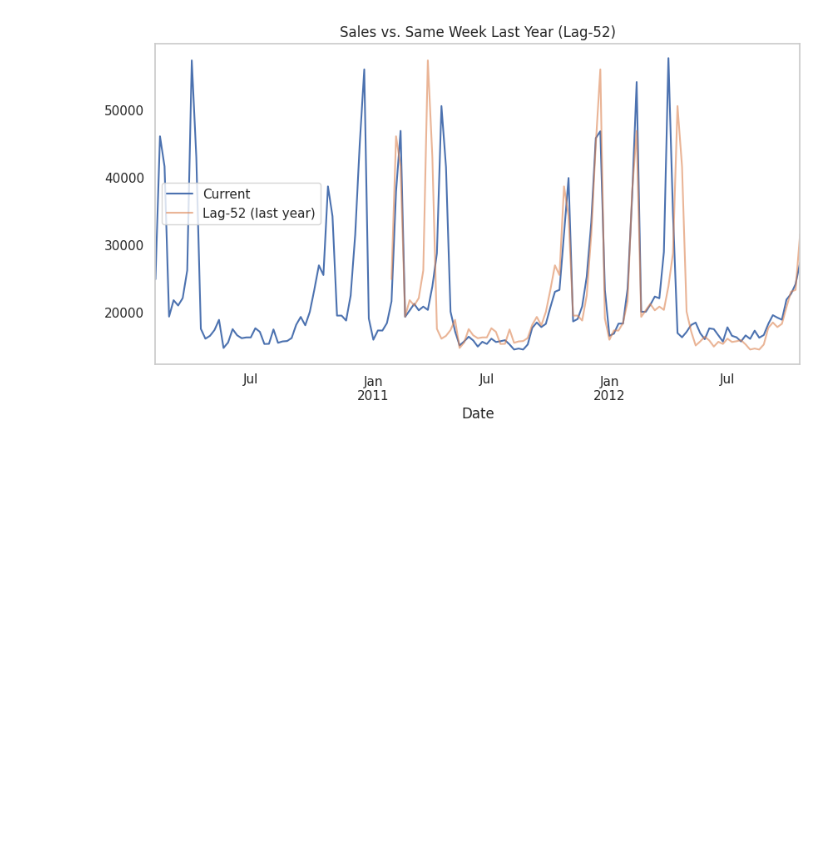
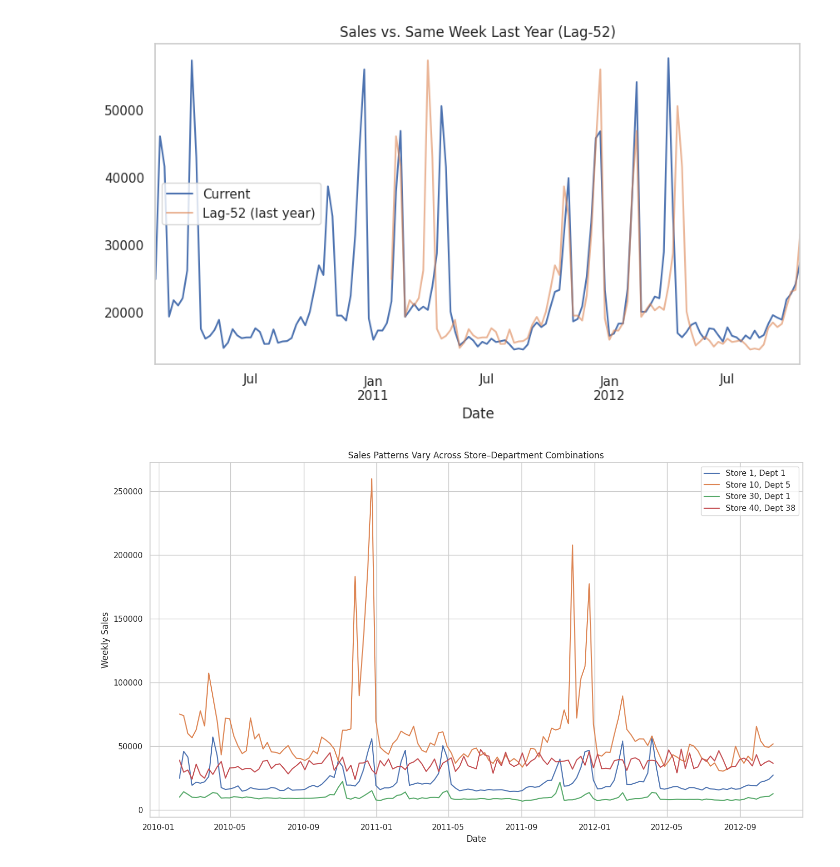
Before and after one commit to abarb2022/Walmart-Recruiting---Store-Sales-Forecasting, a Jupyter notebook: data_exploration.ipynb, the cells around one changed output. Cells and saved outputs as stored; diff of their text form; code cells hidden in the pictures; blank space fills up the shorter version.

```diff
--- a/data_exploration.ipynb
+++ b/data_exploration.ipynb
@@ -232,3 +232,28 @@ plt.grid()
 plt.show()
 # %% [output]
 [figure]
+# %%
+import matplotlib.pyplot as plt
+import seaborn as sns
+
+# Select a few (Store, Dept) combinations to compare
+store_dept_pairs = [(1, 1), (10, 5), (30, 1), (40, 38)]
+
+plt.figure(figsize=(14, 8))
+
+for store, dept in store_dept_pairs:
+    ts = train[(train['Store'] == store) & (train['Dept'] == dept)]
+    ts = ts.sort_values('Date')
+    ts = ts.groupby('Date')['Weekly_Sales'].sum()
+
+    plt.plot(ts.index, ts.values, label=f"Store {store}, Dept {dept}")
+
+plt.title("Sales Patterns Vary Across Store–Department Combinations")
+plt.xlabel("Date")
+plt.ylabel("Weekly Sales")
+plt.legend()
+plt.grid(True)
+plt.tight_layout()
+plt.show()
+# %% [output]
+[figure, added]
```
